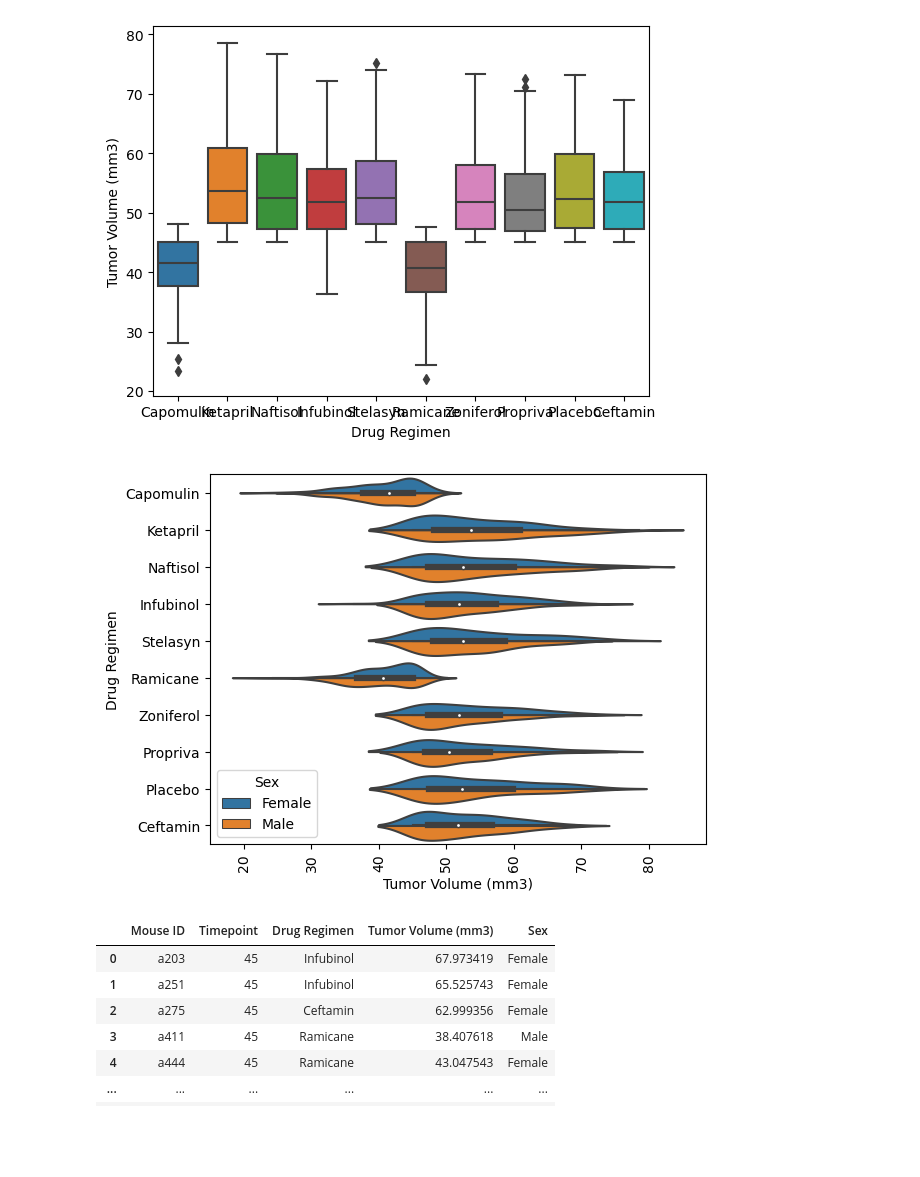
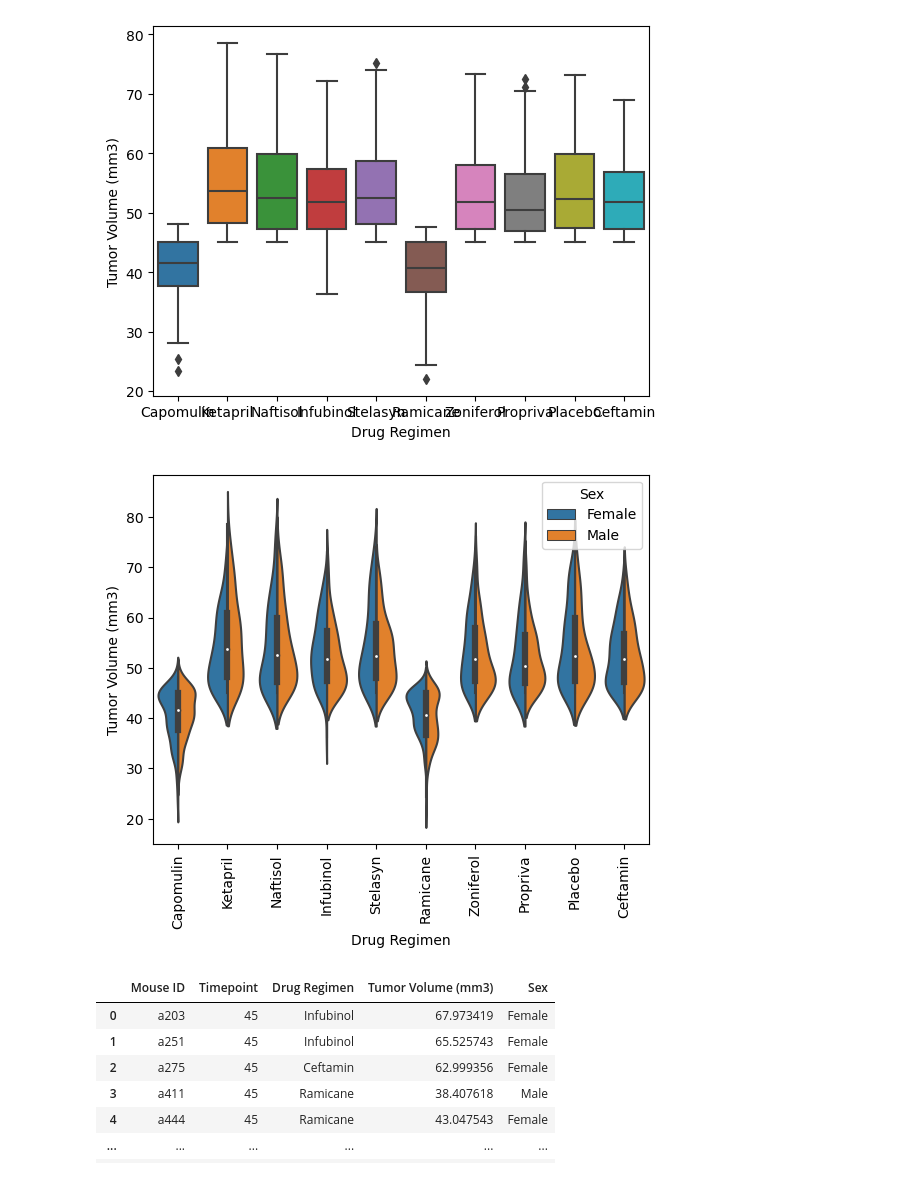
Before and after one commit to ajmonte0920/05_da_may2024_hw_5_data-visualization, a Jupyter notebook: Starter_Code/Pymaceuticals/pymaceuticals_starter - ajm.ipynb, the cells around one changed output. Drawn from its saved outputs; the diff is of its cells as text; code cells hidden in the pictures; blank space fills up the shorter version.

Commit message:
05_da_may2024_hw_5_data-visualization

```diff
--- a/Starter_Code/Pymaceuticals/pymaceuticals_starter - ajm.ipynb
+++ b/Starter_Code/Pymaceuticals/pymaceuticals_starter - ajm.ipynb
@@ -224,11 +224,11 @@ sns.boxplot(data=df2, x="Drug Regimen", y="Tumor Volume (mm3)")
 <Axes: xlabel='Drug Regimen', ylabel='Tumor Volume (mm3)'>
 [figure]
 # %%
-sns.violinplot(data=df2, y="Drug Regimen", x="Tumor Volume (mm3)", hue="Sex", split=True)
+sns.violinplot(data=df2, x="Drug Regimen", y="Tumor Volume (mm3)", hue="Sex", split=True)
 plt.xticks(rotation=90)
 plt.show()
 # %% [output]
-[figure, old version]
+[figure, new version]
 # %%
 # Calculate the final tumor volume of each mouse across four of the treatment regimens:
 # Capomulin, Ramicane, Infubinol, and Ceftamin
```
Also changed, not shown: parts of 5 cells of this notebook.
